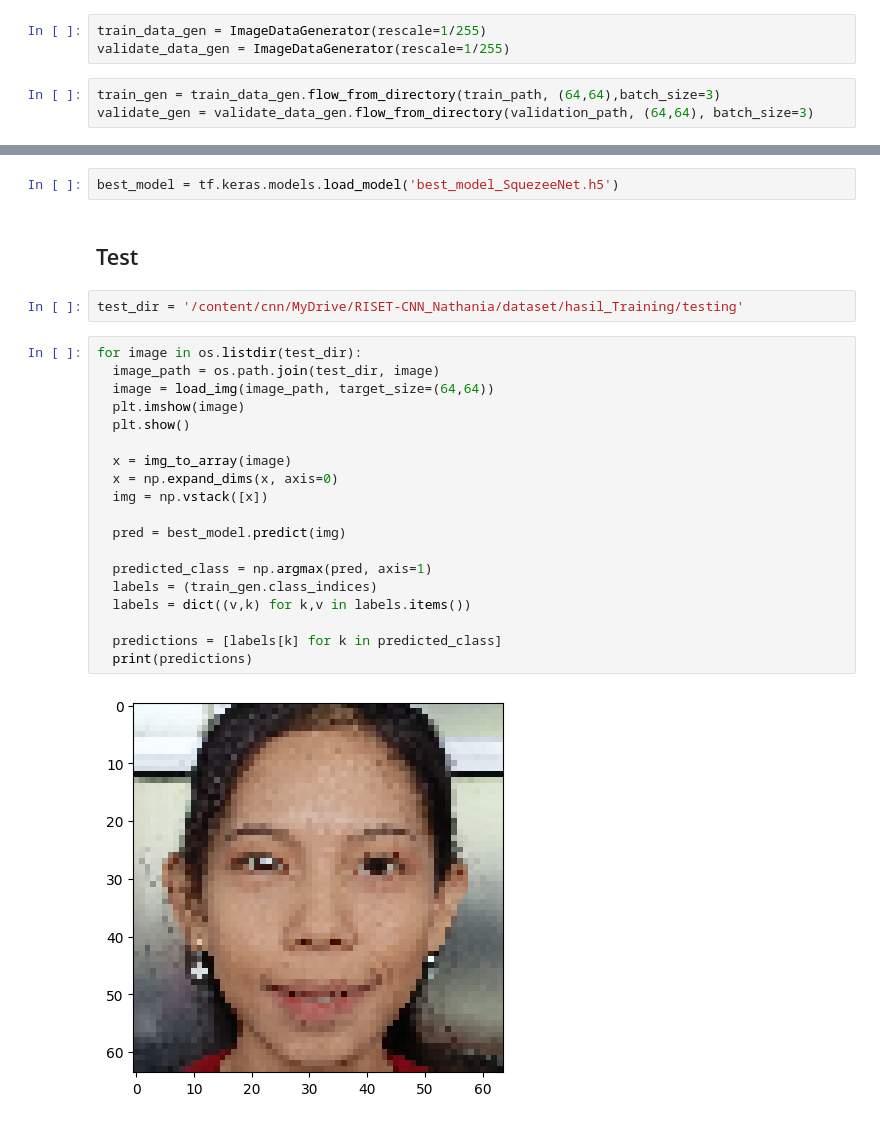
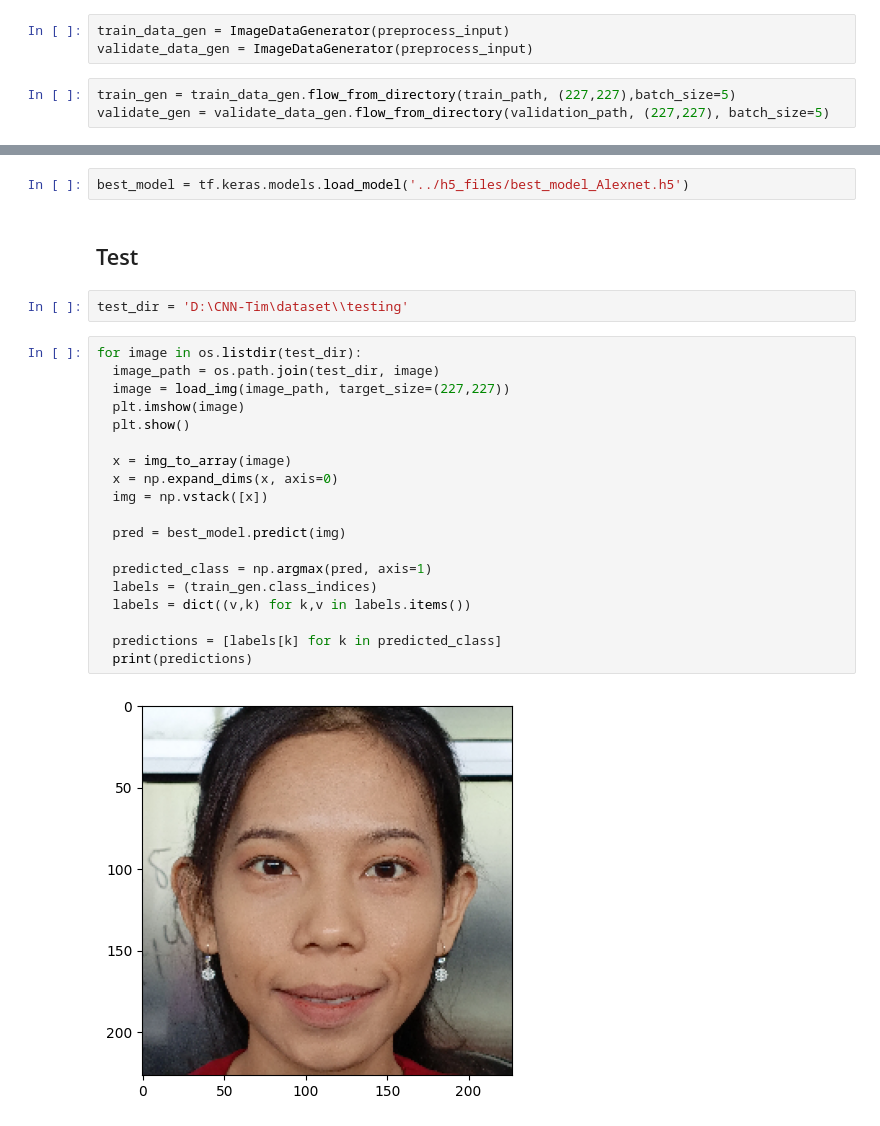
Before and after one commit to MHanifPratama/cnn_sabar, a Jupyter notebook: modelling/Copy_of_squezeenet.ipynb, the cells around one changed output, grey strips where cells are left out. Drawn from its saved outputs; the diff is of its cells as text.

Commit message:
new model alexnet 67 berhasil predict

```diff
--- a/modelling/Copy_of_squezeenet.ipynb
+++ b/modelling/Copy_of_squezeenet.ipynb
@@ -318,9 +350,9 @@ data_path = os.path.join("D:\CNN-Tim\dataset2")
 train_path = os.path.join(data_path, 'training')
 validation_path = os.path.join(data_path, 'validation')
 # %%
-train_data_gen = ImageDataGenerator(rescale=1/255)
-validate_data_gen = ImageDataGenerator(rescale=1/255)
+train_data_gen = ImageDataGenerator(preprocess_input)
+validate_data_gen = ImageDataGenerator(preprocess_input)
 # %%
-train_gen = train_data_gen.flow_from_directory(train_path, (64,64),batch_size=3)
-validate_gen = validate_data_gen.flow_from_directory(validation_path, (64,64), batch_size=3)
+train_gen = train_data_gen.flow_from_directory(train_path, (227,227),batch_size=5)
+validate_gen = validate_data_gen.flow_from_directory(validation_path, (227,227), batch_size=5)
 # %% [output]
@@ -405,27 +433,27 @@ plt.show()
 # %%
-best_model = tf.keras.models.load_model('best_model_SquezeeNet.h5')
+best_model = tf.keras.models.load_model('../h5_files/best_model_Alexnet.h5')
 # %% [markdown]
 ## Test
-# %%
-test_dir = '/content/cnn/MyDrive/RISET-CNN_Nathania/dataset/hasil_Training/testing'
+# %%
+test_dir = 'D:\CNN-Tim\dataset\\testing'
 # %%
 for image in os.listdir(test_dir):
   image_path = os.path.join(test_dir, image)
-  image = load_img(image_path, target_size=(64,64))
+  image = load_img(image_path, target_size=(227,227))
   plt.imshow(image)
   plt.show()
 
   x = img_to_array(image)
   x = np.expand_dims(x, axis=0)
   img = np.vstack([x])
 
   pred = best_model.predict(img)
 
   predicted_class = np.argmax(pred, axis=1)
   labels = (train_gen.class_indices)
   labels = dict((v,k) for k,v in labels.items())
 
   predictions = [labels[k] for k in predicted_class]
   print(predictions)
 # %% [output]
-[figure, old version]
+[figure, new version]
```
Also changed, not shown: parts of 8 cells of this notebook, 2 other files.
